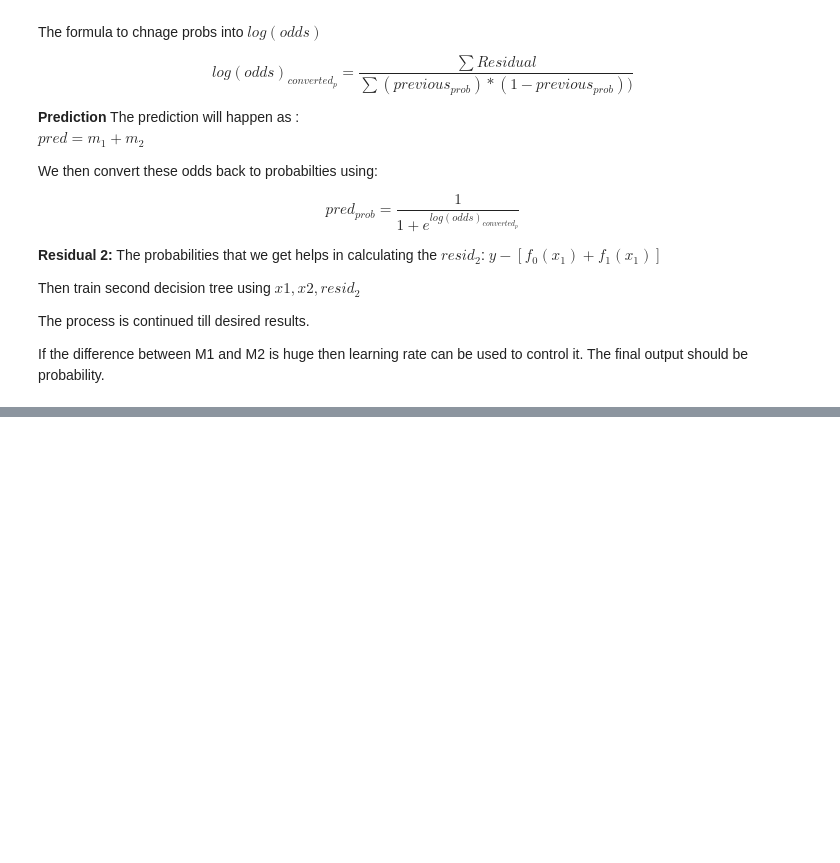
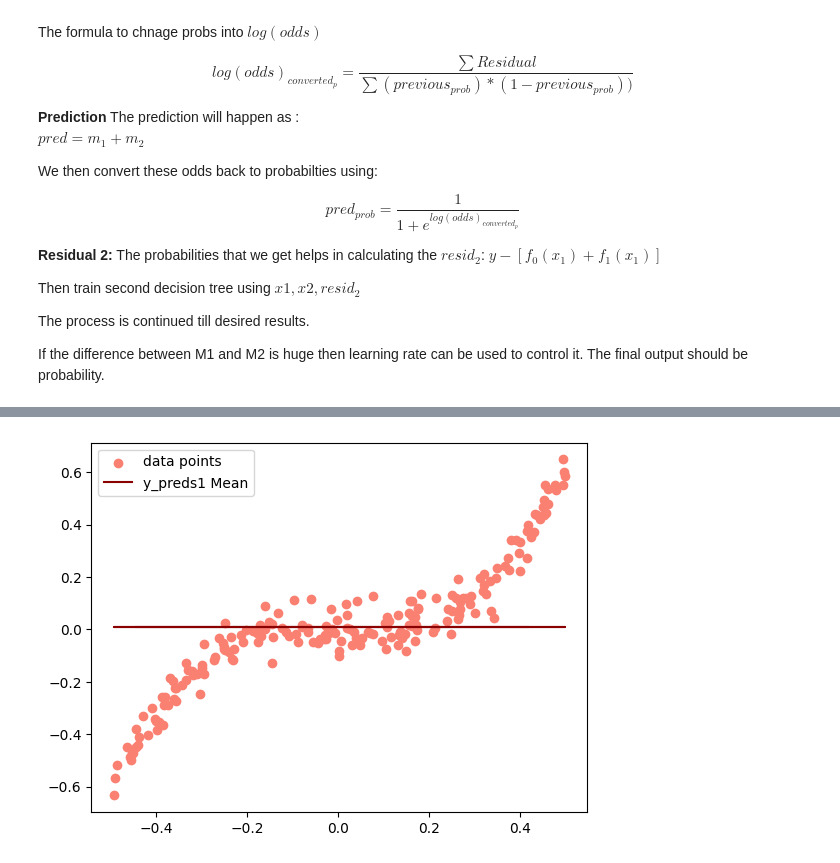
Before and after one commit to krutika-shimpi/MACHINE_LEARNING_MODELS, a Jupyter notebook: 08_EnsembleLearning/ML_ALGO_08_EnsembleLearning.ipynb, the cells around one changed output, grey strips where cells are left out. Drawn from its saved outputs; the diff is of its cells as text; code cells hidden in the pictures; blank space fills up the shorter version.

```diff
--- a/08_EnsembleLearning/ML_ALGO_08_EnsembleLearning.ipynb
+++ b/08_EnsembleLearning/ML_ALGO_08_EnsembleLearning.ipynb
@@ -963,0 +972,4 @@ X_data
+# %%
+data_frame = pd.DataFrame((X_data.reshape(200), y_data.reshape(200))).T
+data_frame.columns = ['X','y']
+data_frame
@@ -963,0 +990,14 @@ X_data
+# %%
+# Stage 1: Model 1 simple model in regression is just the mean of the data
+data_frame['y_pred1'] = data_frame['y'].mean()
+
+# Calculate the residuals for model1
+data_frame['resid1'] = data_frame['y'] - data_frame['y_pred1']
+
+# Lets plot the results
+plt.scatter(data_frame['X'], data_frame['y'], color = 'salmon', label = 'data points')
+plt.plot(data_frame['X'], data_frame['y_pred1'], color = 'darkred', label = 'y_preds1 Mean')
+plt.legend()
+plt.show()
+# %% [output]
+[figure, added]
```
Also changed, not shown: parts of 11 cells of this notebook.
